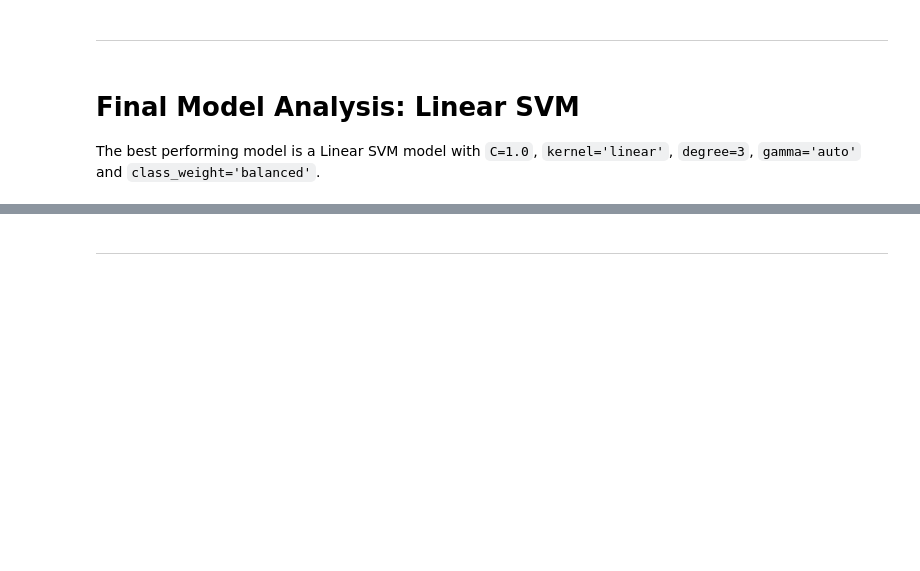
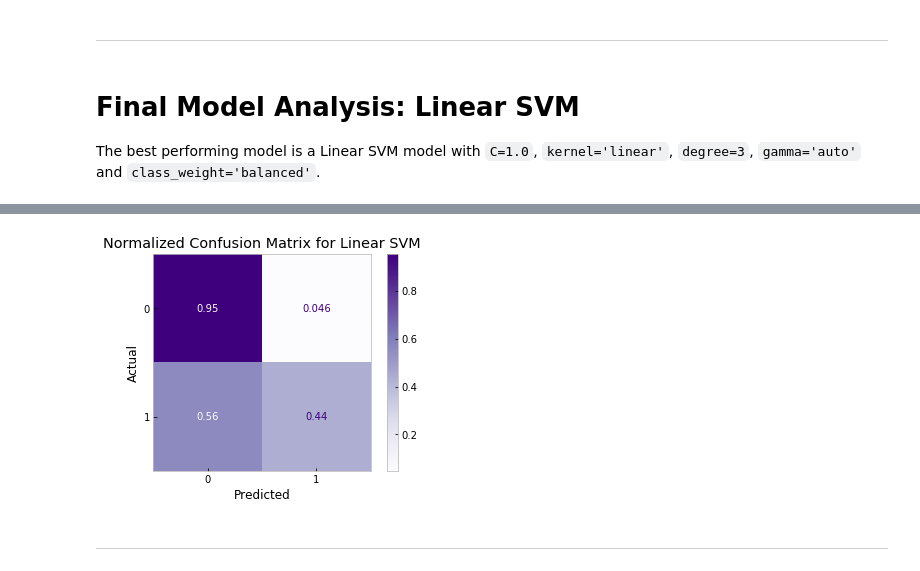
Before and after one commit to sidneykung/twitter_hate_speech_detection, a Jupyter notebook: final_notebook.ipynb, the cells around one changed output, grey strips where cells are left out. Drawn from its saved outputs; the diff is of its cells as text; code cells hidden in the pictures; blank space fills up the shorter version.

```diff
--- a/final_notebook.ipynb
+++ b/final_notebook.ipynb
@@ -881,3 +881,17 @@ plt.savefig('./visualizations/linear_svm_confusion_matrix.png', bbox_inches = "t
+# %%
+# generating normalized confusion matrix
+SVM_conf_matrix = plot_confusion_matrix(SVM_baseline, tfidf_data_test, y_test,
+                                 display_labels=None,
+                                 cmap=plt.cm.Purples,
+                                 normalize=normalize)
+SVM_conf_matrix.ax_.set_title('Normalized Confusion Matrix for Linear SVM')
+plt.xlabel('Predicted')
+plt.ylabel('Actual')
+plt.grid(False)
+plt.savefig('./visualizations/normalized_svm_matrix.png', bbox_inches = "tight", pad_inches=.5)
+plt.show()
+# %% [output]
+[figure, added]
 # %%
 # is the model overfit or underfit??
 # %% [markdown]
```
Also changed, not shown: parts of 4 cells of this notebook, 4 other files.
